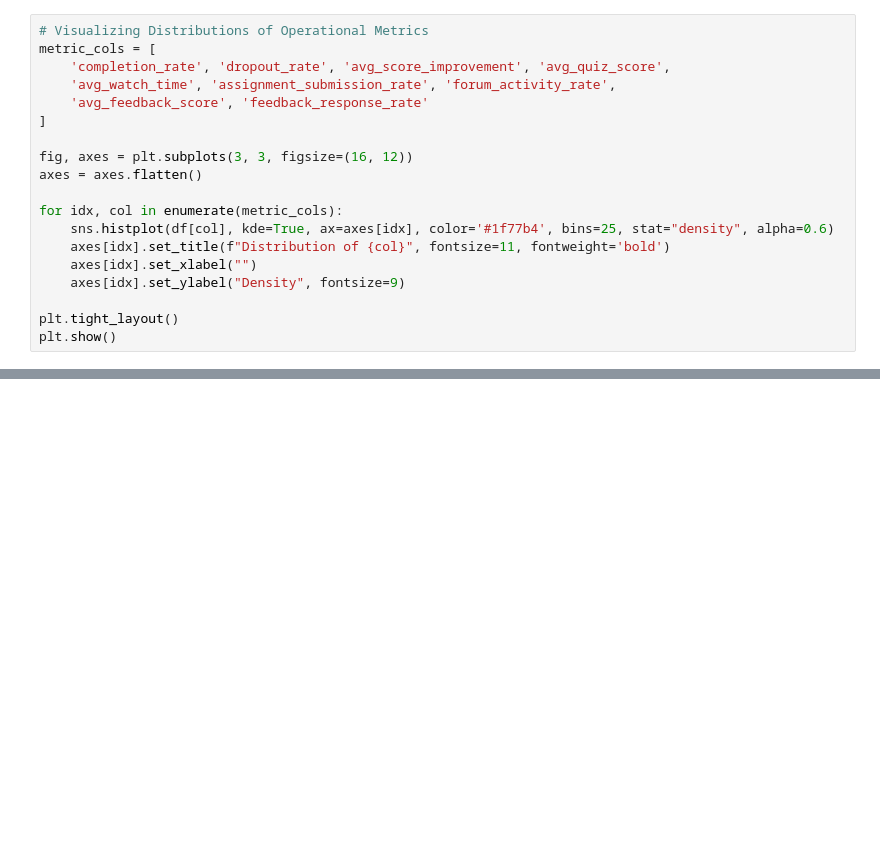
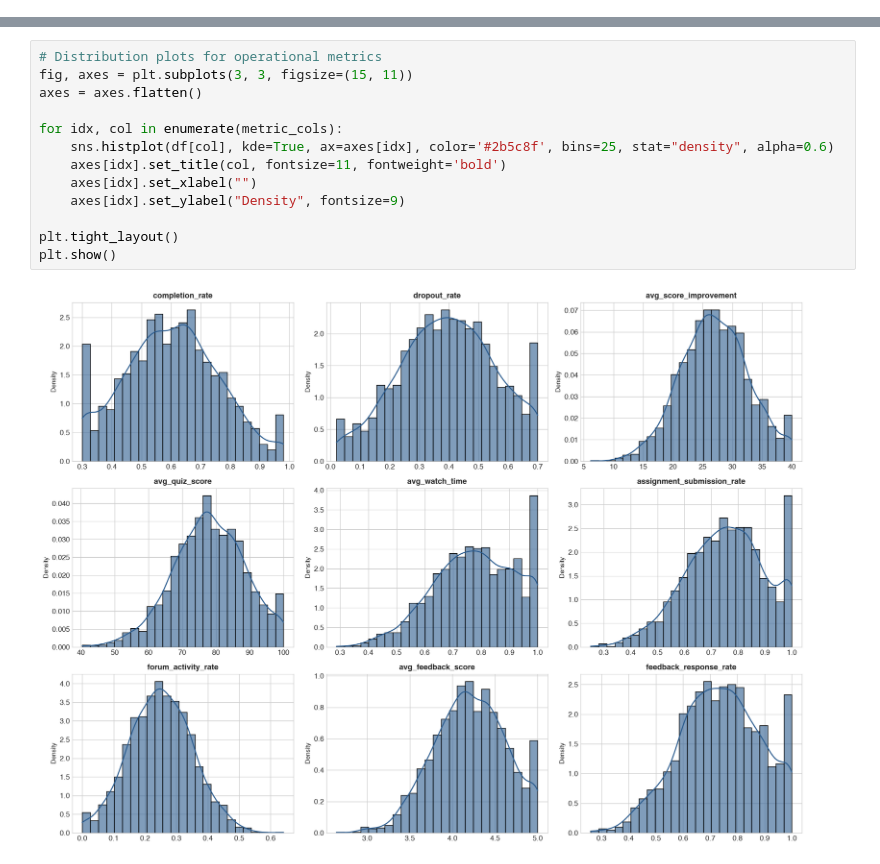
Before and after one commit to ritikrajora20072110-ship-it/instructor-effectiveness-modeling, a Jupyter notebook: instructor_effectiveness_modeling.ipynb, the cells around one changed output, grey strips where cells are left out. Cells and saved outputs as stored; diff of their text form; blank space fills up the shorter version.

```diff
--- a/instructor_effectiveness_modeling.ipynb
+++ b/instructor_effectiveness_modeling.ipynb
@@ -113,19 +0,0 @@ stats_df.round(3)
-# %%
-# Visualizing Distributions of Operational Metrics
-metric_cols = [
-    'completion_rate', 'dropout_rate', 'avg_score_improvement', 'avg_quiz_score',
-    'avg_watch_time', 'assignment_submission_rate', 'forum_activity_rate',
-    'avg_feedback_score', 'feedback_response_rate'
-]
-
-fig, axes = plt.subplots(3, 3, figsize=(16, 12))
-axes = axes.flatten()
-
-for idx, col in enumerate(metric_cols):
-    sns.histplot(df[col], kde=True, ax=axes[idx], color='#1f77b4', bins=25, stat="density", alpha=0.6)
-    axes[idx].set_title(f"Distribution of {col}", fontsize=11, fontweight='bold')
-    axes[idx].set_xlabel("")
-    axes[idx].set_ylabel("Density", fontsize=9)
-
-plt.tight_layout()
-plt.show()
@@ -537,0 +112,15 @@ plt.show()
+# %%
+# Distribution plots for operational metrics
+fig, axes = plt.subplots(3, 3, figsize=(15, 11))
+axes = axes.flatten()
+
+for idx, col in enumerate(metric_cols):
+    sns.histplot(df[col], kde=True, ax=axes[idx], color='#2b5c8f', bins=25, stat="density", alpha=0.6)
+    axes[idx].set_title(col, fontsize=11, fontweight='bold')
+    axes[idx].set_xlabel("")
+    axes[idx].set_ylabel("Density", fontsize=9)
+
+plt.tight_layout()
+plt.show()
+# %% [output]
+[figure, added]
```
Also changed, not shown: parts of 35 cells of this notebook, 4 other files.
